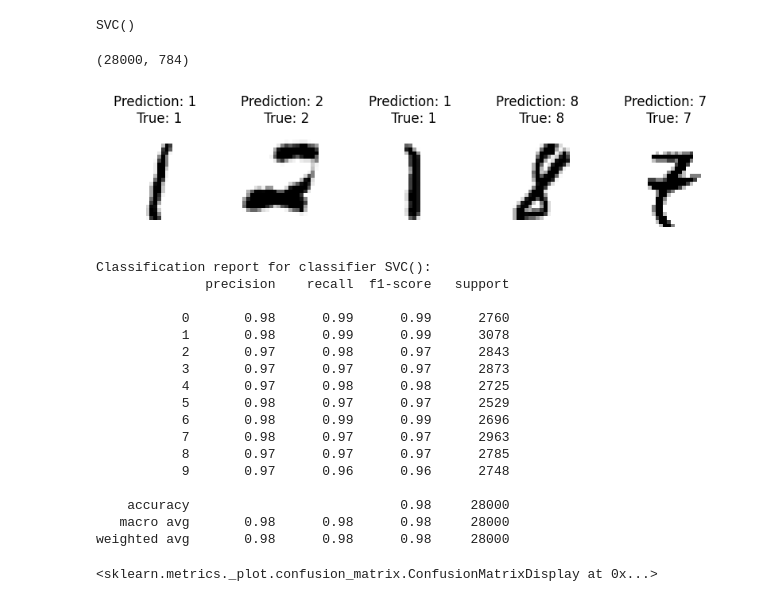
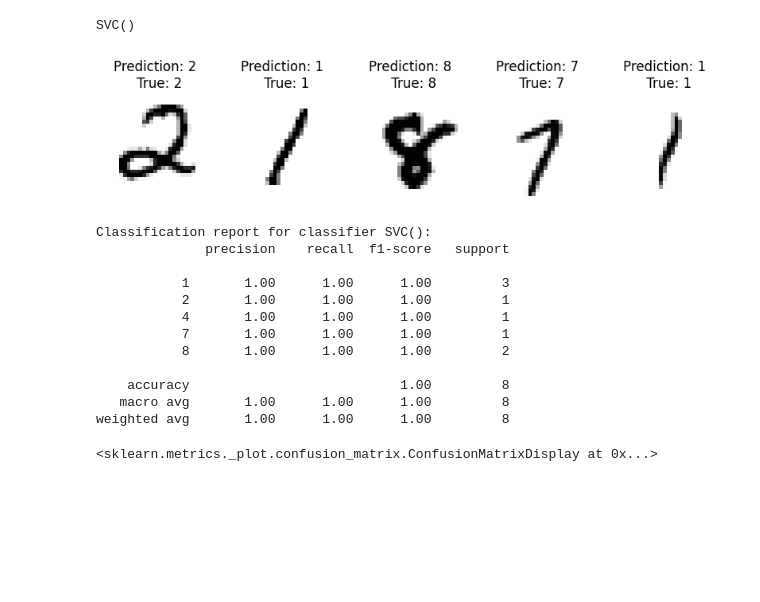
Before and after one commit to Czupryn013/Digits, a Jupyter notebook: training/svm.ipynb, the cells around one changed output. Saved outputs shown, nothing was run; the diff lists cells and outputs as text; code cells hidden in the pictures; blank space fills up the shorter version.

```diff
--- a/training/svm.ipynb
+++ b/training/svm.ipynb
@@ -24,48 +29,39 @@ X_train, X_test, y_train, y_test = train_test_split(
 # %%
-# clf = pickle.load(open("svm.sav", 'rb'))
+clf = pickle.load(open("../svm.sav", 'rb'))
 # %%
-clf.fit(X_train, y_train) #training
+# clf.fit(X_train, y_train) #training
 # %% [output]
 SVC()
 # %%
-predicted = clf.predict(X_test) #using the model
+predicted = clf.predict(X_test[1002:1010]) #using the model
-# %%
-X_test.shape
-# %% [output]
-(28000, 784)
 # %%
 _, axes = plt.subplots(nrows=1, ncols=5, figsize=(10, 3))
-for ax, image, prediction, label in zip(axes, X_test, predicted, y_test):
+for ax, image, prediction, label in zip(axes, X_test[1002:1010], predicted, y_test[1002:1010]):
     ax.set_axis_off()
     image = image.reshape(28, 28)
     ax.imshow(image, cmap=plt.cm.gray_r, interpolation="nearest")
     ax.set_title(f"Prediction: {prediction} \n True: {label}")
 #showing results
 # %% [output]
-[figure, old version]
+[figure, new version]
 # %%
 print(
     f"Classification report for classifier {clf}:\n"
-    f"{metrics.classification_report(y_test, predicted)}\n"
+    f"{metrics.classification_report(y_test[1002:1010], predicted)}\n"
 )
 # %% [output]
 Classification report for classifier SVC():
               precision    recall  f1-score   support
 
-           0       0.98      0.99      0.99      2760
-           1       0.98      0.99      0.99      3078
-           2       0.97      0.98      0.97      2843
-           3       0.97      0.97      0.97      2873
-           4       0.97      0.98      0.98      2725
-           5       0.98      0.97      0.97      2529
-           6       0.98      0.99      0.99      2696
-           7       0.98      0.97      0.97      2963
-           8       0.97      0.97      0.97      2785
-           9       0.97      0.96      0.96      2748
+           1       1.00      1.00      1.00         3
+           2       1.00      1.00      1.00         1
+           4       1.00      1.00      1.00         1
+           7       1.00      1.00      1.00         1
+           8       1.00      1.00      1.00         2
 
-    accuracy                           0.98     28000
-   macro avg       0.98      0.98      0.98     28000
-weighted avg       0.98      0.98      0.98     28000
+    accuracy                           1.00         8
+   macro avg       1.00      1.00      1.00         8
+weighted avg       1.00      1.00      1.00         8
 # %%
 con_matrix = confusion_matrix(y_test, predicted)
 disp = ConfusionMatrixDisplay(confusion_matrix=con_matrix)
```
Also changed, not shown: parts of 1 cell of this notebook, 1 other file.
